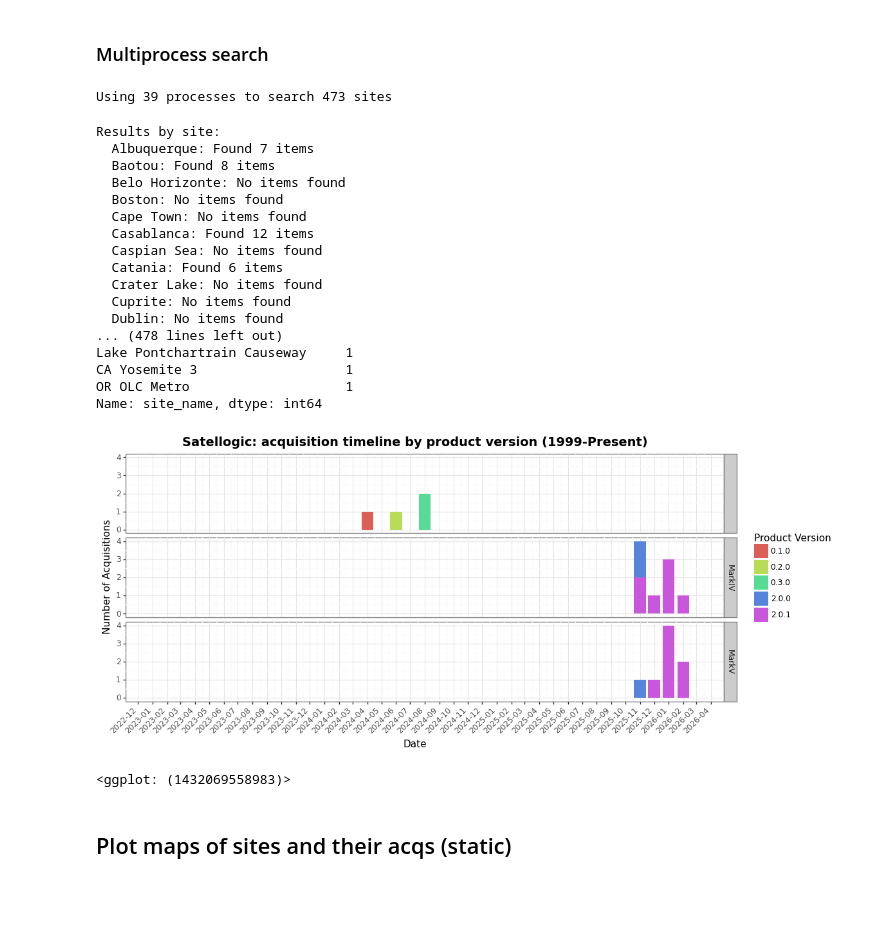
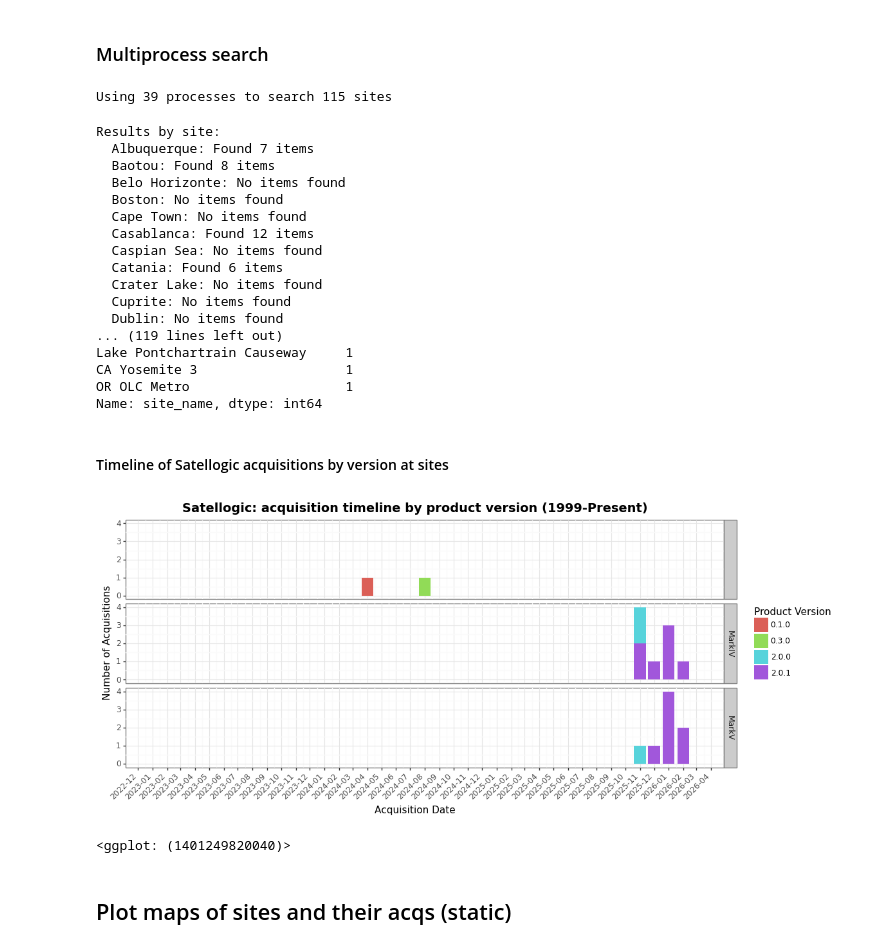
Before and after one commit to pahbs/csda_summaries, a Jupyter notebook: notebooks/csda_stac_search_satellogic.ipynb, the cells around one changed output. Saved outputs shown, nothing was run; the diff lists cells and outputs as text; code cells hidden in the pictures; blank space fills up the shorter version.

```diff
--- a/notebooks/csda_stac_search_satellogic.ipynb
+++ b/notebooks/csda_stac_search_satellogic.ipynb
@@ -110,6 +80,10 @@ sites_gdf = sites_gdf[~sites_gdf.geometry.is_empty]
 # Get the list of columns to drop
 cols_to_drop = sites_gdf.columns[sites_gdf.columns.str.contains('Unnamed')]
 sites_gdf = sites_gdf.drop(columns=cols_to_drop)
+
+# Get only Priority Sites
+sites_gdf = sites_gdf[sites_gdf['Priority Level'] != 'unknown']
+sites_gdf.shape
 # %% [output]
 Warning: Skipping empty geometry at index 1
 Warning: Skipping empty geometry at index 5
@@ -278,7 +253,7 @@ else:
     print("\nNo items found")
     stac_gdf = gpd.GeoDataFrame()
 # %% [output]
-Using 39 processes to search 473 sites
+Using 39 processes to search 115 sites
 Results by site:
   Albuquerque: Found 7 items
   Baotou: Found 8 items
@@ -291,11 +266,13 @@ Results by site:
   Crater Lake: No items found
   Cuprite: No items found
   Dublin: No items found
-... (478 lines left out)
+... (119 lines left out)
 Lake Pontchartrain Causeway     1
 CA Yosemite 3                   1
 OR OLC Metro                    1
 Name: site_name, dtype: int64
+# %% [markdown]
+#### Timeline of Satellogic acquisitions by version at sites
 # %%
 from plotnine import *
 import pandas as pd
@@ -325,36 +302,36 @@ timeline_df['date'] = pd.to_datetime(timeline_df['year_month'])
 
 # Define start and end dates
 start_date = pd.to_datetime('2023-01-01')
 end_date = timeline_df['date'].max()
 
 # Create plot with explicit x-axis limits
 p = (
     ggplot(timeline_df, aes(x='date', y='count', fill='satl_product_version')) +
     geom_col() +
     scale_x_datetime(
         limits=[start_date, end_date],
         date_breaks='1 month',
         date_labels='%Y-%m'
     ) +
     labs(
         title=f"Satellogic: acquisition timeline by product version ({start_date_obj.strftime('%Y')}-Present)",
-        x='Date',
+        x='Acquisition Date',
         y='Number of Acquisitions',
         fill='Product Version'
     ) +
     theme_bw() +
     theme(
         figure_size=(12, 5),
         axis_text_x=element_text(angle=45, hjust=1),
         plot_title=element_text(size=14, weight='bold')
     )
     + facet_grid('satl_satellite_generation~')
 )
 
 p
 # %% [output]
-[figure, old version]
+[figure, new version]
-<ggplot: (1432069558983)>
+<ggplot: (1401249820040)>
 # %% [markdown]
 ## Plot maps of sites and their acqs (static)
 # %% [markdown]
```
Also changed, not shown: parts of 11 cells of this notebook.
